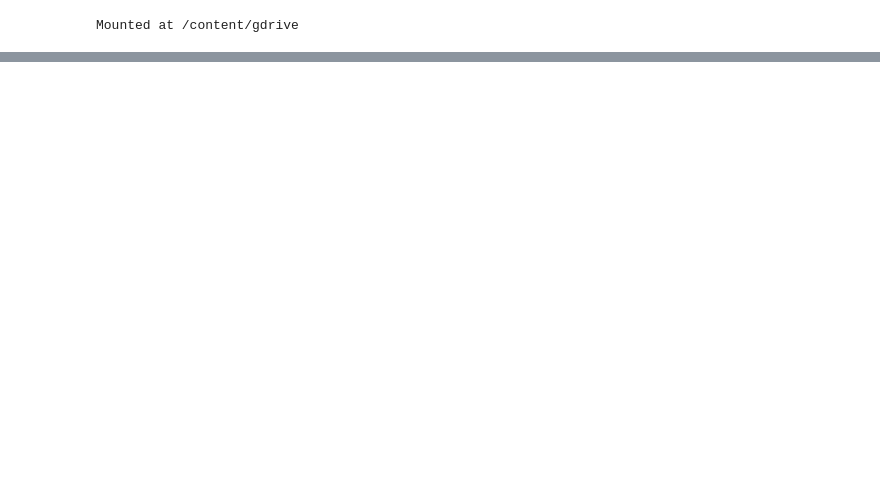
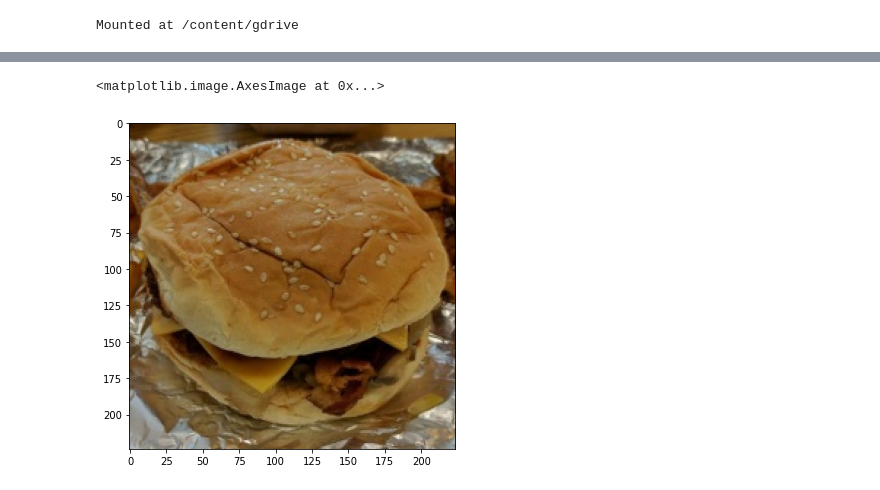
Before and after one commit to alessandro-maccario/DeepLearning-FoodRecognition, a Jupyter notebook: pcaReductions.ipynb, the cells around one changed output, grey strips where cells are left out. Cells and saved outputs as stored; diff of their text form; code cells hidden in the pictures; blank space fills up the shorter version.

```diff
--- a/pcaReductions.ipynb
+++ b/pcaReductions.ipynb
@@ -230,22 +273,24 @@ Length of training labels: 155
 # %%
 #Encode labels from text to integers.
-from sklearn import preprocessing
+
+# CREATE THE LABEL ENCODER
 le = preprocessing.LabelEncoder()
-le.fit(test_labels)
-test_labels_encoded = le.transform(test_labels)
+# FIT
+le.fit(val_labels)
+# TRANSFORM THE TEST LABELS AND THE TRAIN LABELS
+val_labels_encoded = le.transform(val_labels)
 le.fit(train_labels)
 train_labels_encoded = le.transform(train_labels)
 
 #Split data into test and train datasets (already split but assigning to meaningful convention)
-x_train, y_train, x_test, y_test = train_images, train_labels_encoded, test_images, test_labels_encoded
+x_train, y_train, x_val, y_val = train_images, train_labels_encoded, val_images, val_labels_encoded
 
 ###################################################################
+
 # Scale pixel values to between 0 and 1
-x_train, x_test = x_train / 255.0, x_test / 255.0
+x_train, x_val = x_train / 255.0, x_val / 255.0 # divide training and validation set
 
-#One hot encode y values for neural network. Not needed for Random Forest
-from keras.utils import to_categorical
+#One hot encode y values for neural network.
+
 y_train_one_hot = to_categorical(y_train)
-y_test_one_hot = to_categorical(y_test)
-
-#############################
+y_val_one_hot = to_categorical(y_val)
@@ -251,0 +460,11 @@ y_test_one_hot = to_categorical(y_test)
+# %%
+# Visualization of the learning curves
+plt.figure(figsize=(15,6))
+
+#Check results on a few select images
+n=np.random.randint(0, x_val.shape[0])
+img = x_val[n]
+plt.imshow(img)
+# %% [output]
+<matplotlib.image.AxesImage at 0x...>
+[figure, added]
```
Also changed, not shown: parts of 23 cells of this notebook.
